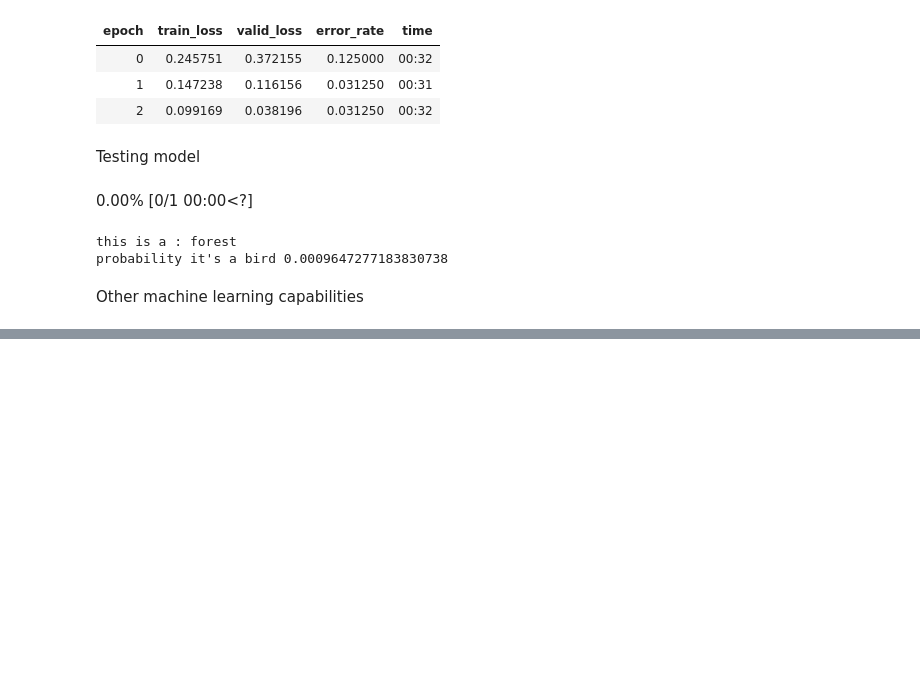
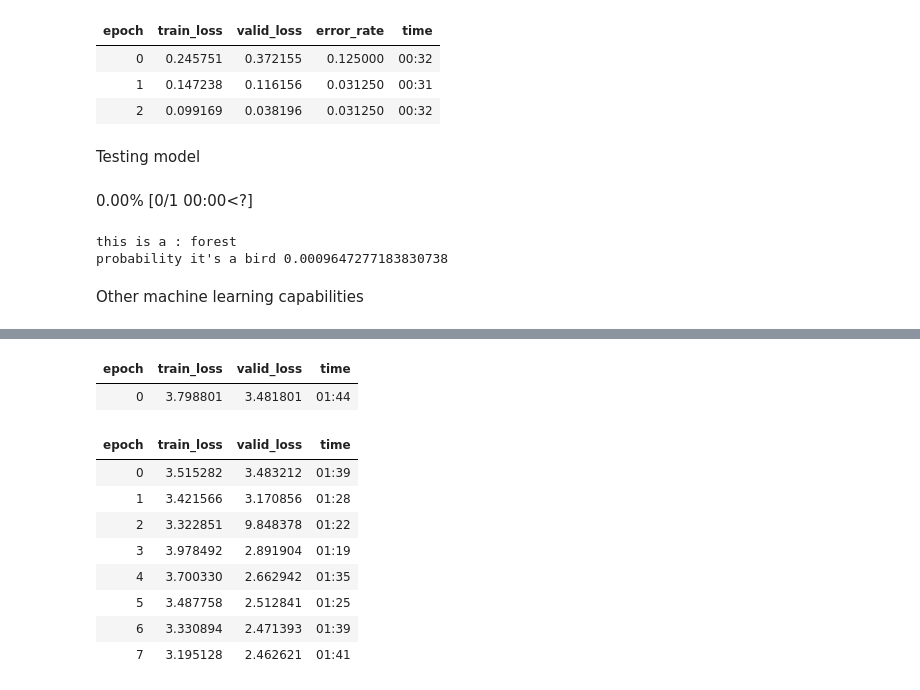
Before and after one commit to mkolade/fastAI-ML, a Jupyter notebook: 1st.ipynb, the cells around one changed output, grey strips where cells are left out. Drawn from its saved outputs; the diff is of its cells as text; code cells hidden in the pictures; blank space fills up the shorter version.

```diff
--- a/1st.ipynb
+++ b/1st.ipynb
@@ -111,6 +111,10 @@ Other machine learning capabilities
 seg_path = untar_data(URLs.CAMVID_TINY)
 dls = SegmentationDataLoaders.from_label_func(
     seg_path, fnames=get_image_files(seg_path/"images"),
-    label_func= lambda o: path/'labels'/f'{o.stem}_P{o.suffix}',
-    codes=np.loadtxt(path/'codes.txt',dtype=str)
+    label_func= lambda o: seg_path/'labels'/f'{o.stem}_P{o.suffix}',
+    codes=np.loadtxt(seg_path/'codes.txt',dtype=str)
 )
+
+seg_learn = unet_learner(dls,resnet34)
+seg_learn.fine_tune(8)
+# %% [output]
@@ -116,0 +122,11 @@ dls = SegmentationDataLoaders.from_label_func(
+| epoch | train_loss | valid_loss | time |
+| 0 | 3.798801 | 3.481801 | 01:44 |
+| epoch | train_loss | valid_loss | time |
+| 0 | 3.515282 | 3.483212 | 01:39 |
+| 1 | 3.421566 | 3.170856 | 01:28 |
+| 2 | 3.322851 | 9.848378 | 01:22 |
+| 3 | 3.978492 | 2.891904 | 01:19 |
+| 4 | 3.700330 | 2.662942 | 01:35 |
+| 5 | 3.487758 | 2.512841 | 01:25 |
+| 6 | 3.330894 | 2.471393 | 01:39 |
+| 7 | 3.195128 | 2.462621 | 01:41 |
```
Also changed, not shown: parts of 2 cells of this notebook, 18 other files.
